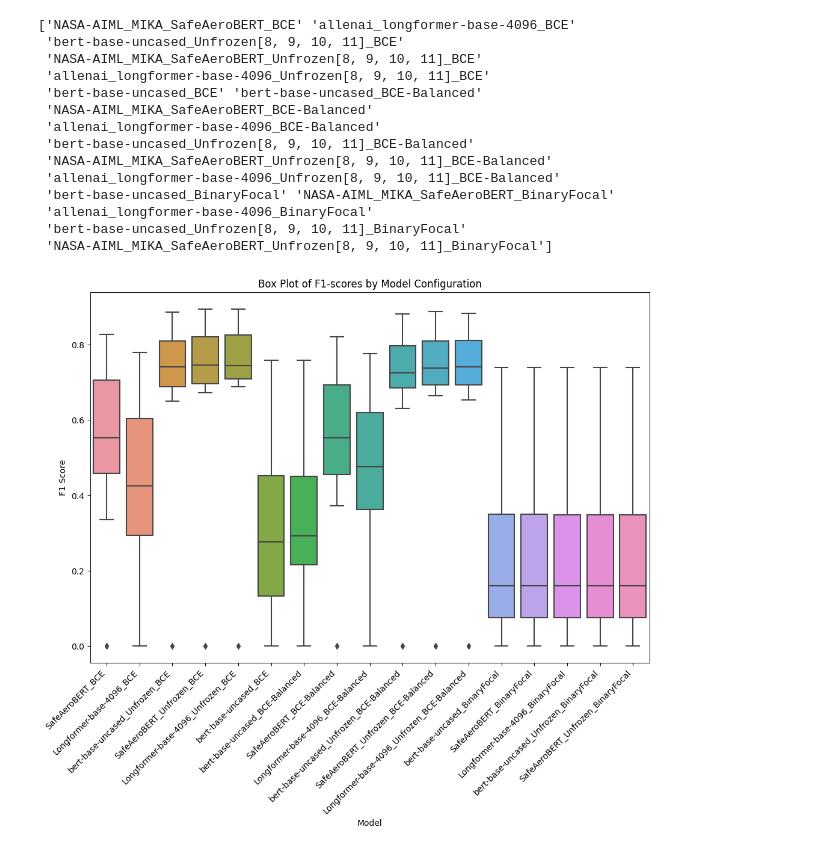
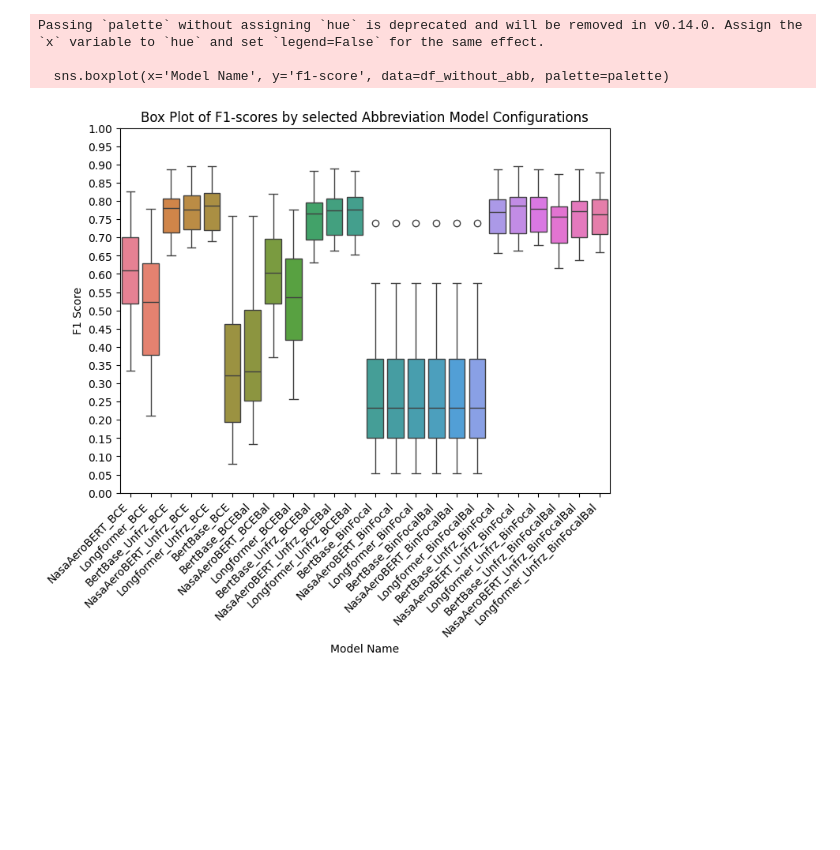
Before and after one commit to Gogonemnem/Safran-Project, a Jupyter notebook: Visualization_plot.ipynb, the cells around one changed output. Drawn from its saved outputs; the diff is of its cells as text; code cells hidden in the pictures; blank space fills up the shorter version.

Commit message:
Visualization

```diff
--- a/Visualization_plot.ipynb
+++ b/Visualization_plot.ipynb
@@ -7,2 +18,3 @@ import seaborn as sns
 # %%
-results = pd.read_csv("/content/results.csv",sep=",")
+# Load the data
+results = pd.read_csv("results.csv", sep=",")
@@ -15,0 +21,4 @@ results = pd.read_csv("/content/results.csv",sep=",")
+# %%
+# Divide the results in groups based on model types
+results["Model"] = results["Model Name"].apply(lambda x: "SafeAeroBERT" if "SafeAeroBERT" in x else("LongFormer" if "longformer" in x else "BERT"))
+results
@@ -16,34 +160,34 @@ results = pd.read_csv("/content/results.csv",sep=",")
+# %%
+###############################################
+# Plot of the non abbreviated data
+###############################################
+
+# Filter outliers
+results_filtered = results[results['Category'] != 'No Specific Anomaly Occurred']
+
+# Split dataset in abbreviated and non-abbreviated models
+df_without_abb_= df_abb[~df_abb.index.isin(df_abb.index)]
+
+# Create new x-axis labels
+unique_categories = df_without_abb["Model Name"].unique().tolist()
+xticks = [shorten_model_name(name) for name in unique_categories]
+
+# Create graph abbreviated
+palette = sns.color_palette("husl", len(xticks))
+plt.figure(figsize=(8, 6))
+sns.boxplot(x='Model Name', y='f1-score', data=df_without_abb, palette=palette)
+plt.title('Box Plot of F1-scores by selected Abbreviation Model Configurations')
+plt.ylabel('F1 Score')
+y_ticks = np.arange(0, 1.05, 0.05)
+plt.xticks(range(len(xticks)), xticks, rotation=45, ha='right')
+plt.yticks(y_ticks)
+
+plt.show()
+# %% [output]
+Passing `palette` without assigning `hue` is deprecated and will be removed in v0.14.0. Assign the `x` variable to `hue` and set `legend=False` for the same effect.
+
+  sns.boxplot(x='Model Name', y='f1-score', data=df_without_abb, palette=palette)
+[figure, added]
 # %%
 exclude_categories = ['micro avg', 'macro avg', 'weighted avg', 'samples avg']
 filtered_df = results[~results['Category'].isin(exclude_categories)]
-# %%
-unique_categories = results['Model Name'].unique()
-print(unique_categories)
-# %% [output]
-['NASA-AIML_MIKA_SafeAeroBERT_BCE' 'allenai_longformer-base-4096_BCE'
- 'bert-base-uncased_Unfrozen[8, 9, 10, 11]_BCE'
- 'NASA-AIML_MIKA_SafeAeroBERT_Unfrozen[8, 9, 10, 11]_BCE'
- 'allenai_longformer-base-4096_Unfrozen[8, 9, 10, 11]_BCE'
- 'bert-base-uncased_BCE' 'bert-base-uncased_BCE-Balanced'
- 'NASA-AIML_MIKA_SafeAeroBERT_BCE-Balanced'
- 'allenai_longformer-base-4096_BCE-Balanced'
- 'bert-base-uncased_Unfrozen[8, 9, 10, 11]_BCE-Balanced'
- 'NASA-AIML_MIKA_SafeAeroBERT_Unfrozen[8, 9, 10, 11]_BCE-Balanced'
- 'allenai_longformer-base-4096_Unfrozen[8, 9, 10, 11]_BCE-Balanced'
- 'bert-base-uncased_BinaryFocal' 'NASA-AIML_MIKA_SafeAeroBERT_BinaryFocal'
- 'allenai_longformer-base-4096_BinaryFocal'
- 'bert-base-uncased_Unfrozen[8, 9, 10, 11]_BinaryFocal'
- 'NASA-AIML_MIKA_SafeAeroBERT_Unfrozen[8, 9, 10, 11]_BinaryFocal']
-# %%
-plt.figure(figsize=(12, 8))
-sns.boxplot(x='Model Name', y='f1-score', data=filtered_df)
-plt.title('Box Plot of F1-scores by Model Configuration')
-plt.ylabel('F1 Score')
-plt.xlabel('Model')
-
-
-new_xticks = ["SafeAeroBERT_BCE", "Longformer-base-4096_BCE", "bert-base-uncased_Unfrozen_BCE","SafeAeroBERT_Unfrozen_BCE","Longformer-base-4096_Unfrozen_BCE","bert-base-uncased_BCE","bert-base-uncased_BCE-Balanced", "SafeAeroBERT_BCE-Balanced","Longformer-base-4096_BCE-Balanced", "bert-base-uncased_Unfrozen_BCE-Balanced","SafeAeroBERT_Unfrozen_BCE-Balanced", "Longformer-base-4096_Unfrozen_BCE-Balanced","bert-base-uncased_BinaryFocal","SafeAeroBERT_BinaryFocal", "Longformer-base-4096_BinaryFocal","bert-base-uncased_Unfrozen_BinaryFocal","SafeAeroBERT_Unfrozen_BinaryFocal"]
-plt.xticks(range(len(new_xticks)), new_xticks, rotation=45, ha='right')
-plt.show()
-# %% [output]
-[figure, removed]
```
Also changed, not shown: parts of 12 cells of this notebook, 1 other file.
